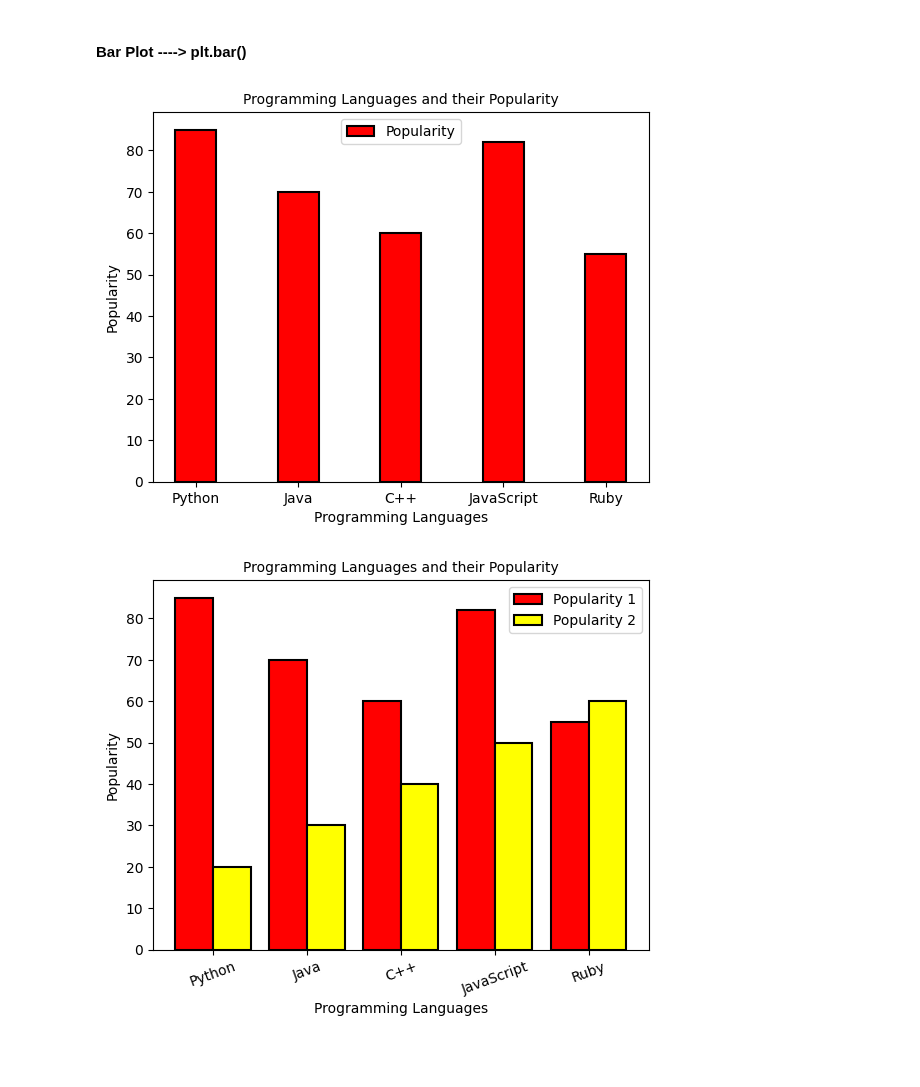
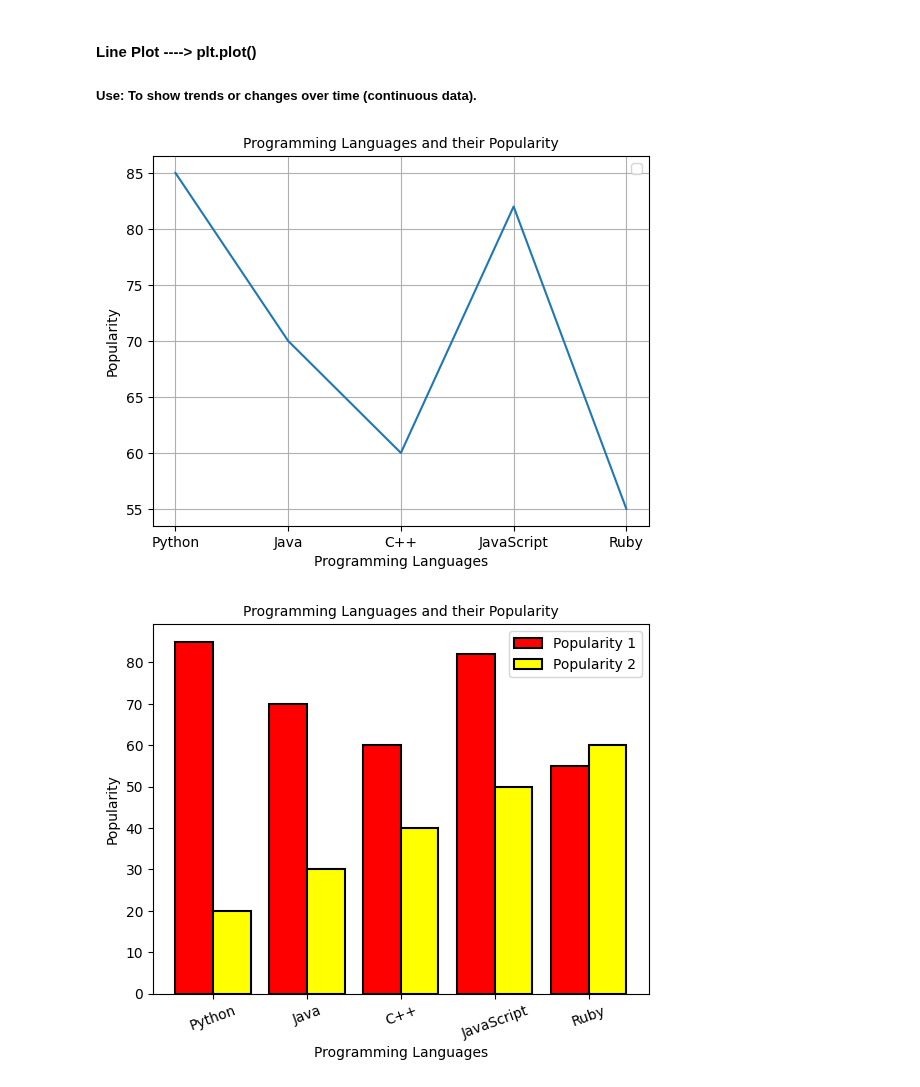
Before and after one commit to AnkitBhagat17/Data_Visualization, a Jupyter notebook: Matplotlib.ipynb, the cells around one changed output. Drawn from its saved outputs; the diff is of its cells as text; code cells hidden in the pictures; blank space fills up the shorter version.

```diff
--- a/Matplotlib.ipynb
+++ b/Matplotlib.ipynb
@@ -1,19 +1,21 @@
 # %%
 import matplotlib.pyplot as plt
 # %% [markdown]
-#### Bar Plot ----> plt.bar()
+#### Line Plot ----> plt.plot()
+##### Use: To show trends or changes over time (continuous data).
 # %%
 c=["r", "g", "b", "y", "m"] #Colors for the bars
 x = ["Python", "Java", "C++", "JavaScript", "Ruby"]
 y = [85,70, 60, 82, 55]
-plt.bar(x,y,color='red',width=0.4, edgecolor = 'black',linewidth=1.5, label='Popularity') # linewidth for bar edges and edegcolor for bar edges
+plt.plot(x,y) # linewidth for bar edges and edegcolor for bar edges
 plt.xlabel("Programming Languages",fontsize = 10)
 plt.ylabel("Popularity",fontsize = 10)
+plt.grid(True)
 plt.title("Programming Languages and their Popularity",fontsize = 10)
 plt.legend()
 plt.show()
 # %% [output]
-[figure, old version]
+[figure, new version]
 # %%
 import matplotlib.pyplot as plt
 import numpy as np
```
Also changed, not shown: parts of 14 cells of this notebook.
